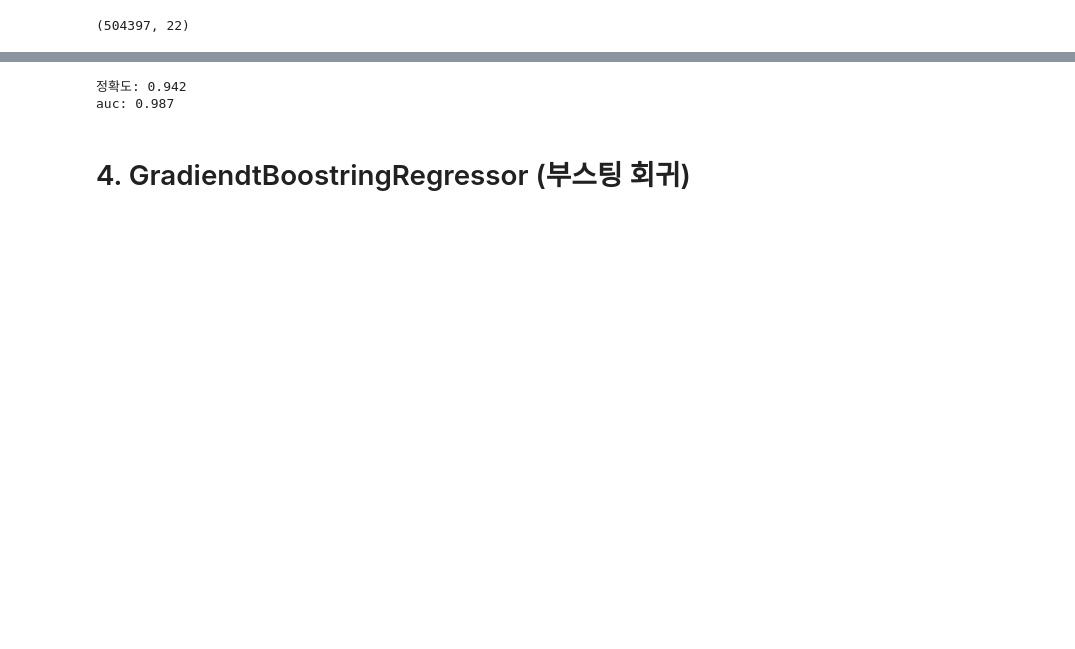
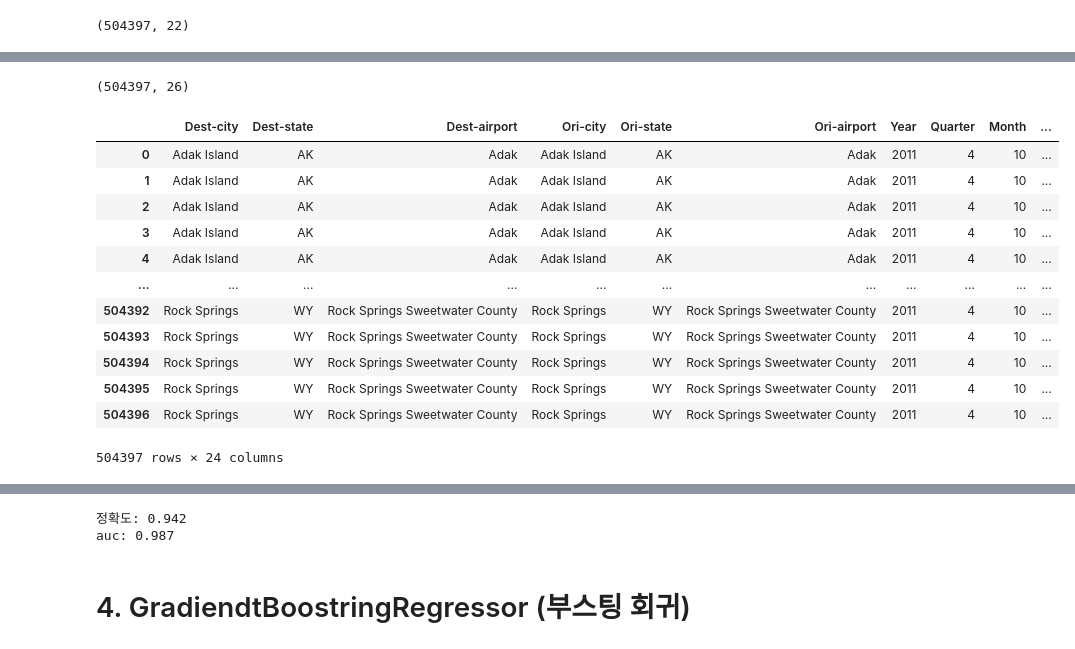
Before and after one commit to Ropung/data-analysis, a Jupyter notebook: 12. Ensemble - Voting, Boostring/실습.ipynb, the cells around one changed output, grey strips where cells are left out. Drawn from its saved outputs; the diff is of its cells as text; code cells hidden in the pictures; blank space fills up the shorter version.

```diff
--- a/12. Ensemble - Voting, Boostring/실습.ipynb
+++ b/12. Ensemble - Voting, Boostring/실습.ipynb
@@ -25,8 +20,8 @@ airport_rename.head()
 | 3 | 10754 | Barrow | AK | Wiley Post/Will Rogers Memorial |
 | 4 | 10551 | Bethel | AK | Bethel Airport |
 # %%
-flight = pd.read_csv('Flight on-time performance.csv')
-flight.head()
+df_flight = pd.read_csv('Flight on-time performance.csv')
+df_flight.head()
 # %% [output]
 |  | Year | Quarter | Month | DayofMonth | DayOfWeek | Carrier | OriginAirportID | DestAirportID | CRSDepTime | ... |
 | 0 | 2011 | 4 | 10 | 6 | 4 | WN | 13495 | 12191 | 1435 | ... |
@@ -37,5 +55,5 @@ flight.head()
 # %%
-flight_outer = pd.merge(airport_rename,flight,left_on='airport_id',right_on='OriginAirportID')
+flight_outer = pd.merge(airport_rename,df_flight,left_on='airport_id',right_on='OriginAirportID')
 print(flight_outer.shape)
 # %% [output]
 (504397, 22)
@@ -137,0 +60,3 @@ GradientBoostingClassifier(random_state=0)
+# %%
+airport_outer = airport.rename(columns={'city':'Dest-city','state':'Dest-state','name':'Dest-airport'})
+airport_outer
@@ -137,0 +77,23 @@ GradientBoostingClassifier(random_state=0)
+# %%
+flight_outer = pd.merge(airport_outer,flight_outer, left_on='airport_id',right_on='OriginAirportID')
+flight_outer.shape
+# %% [output]
+(504397, 26)
+# %%
+flight_outer =flight_outer.drop('airport_id_x',axis=1)
+flight_outer =flight_outer.drop('airport_id_y',axis=1)
+flight_outer
+# %% [output]
+|  | Dest-city | Dest-state | Dest-airport | Ori-city | Ori-state | Ori-airport | Year | Quarter | Month | ... |
+| 0 | Adak Island | AK | Adak | Adak Island | AK | Adak | 2011 | 4 | 10 | ... |
+| 1 | Adak Island | AK | Adak | Adak Island | AK | Adak | 2011 | 4 | 10 | ... |
+| 2 | Adak Island | AK | Adak | Adak Island | AK | Adak | 2011 | 4 | 10 | ... |
+| 3 | Adak Island | AK | Adak | Adak Island | AK | Adak | 2011 | 4 | 10 | ... |
+| 4 | Adak Island | AK | Adak | Adak Island | AK | Adak | 2011 | 4 | 10 | ... |
+| ... | ... | ... | ... | ... | ... | ... | ... | ... | ... | ... |
+| 504392 | Rock Springs | WY | Rock Springs Sweetwater County | Rock Springs | WY | Rock Springs Sweetwater County | 2011 | 4 | 10 | ... |
+| 504393 | Rock Springs | WY | Rock Springs Sweetwater County | Rock Springs | WY | Rock Springs Sweetwater County | 2011 | 4 | 10 | ... |
+| 504394 | Rock Springs | WY | Rock Springs Sweetwater County | Rock Springs | WY | Rock Springs Sweetwater County | 2011 | 4 | 10 | ... |
+| 504395 | Rock Springs | WY | Rock Springs Sweetwater County | Rock Springs | WY | Rock Springs Sweetwater County | 2011 | 4 | 10 | ... |
+| 504396 | Rock Springs | WY | Rock Springs Sweetwater County | Rock Springs | WY | Rock Springs Sweetwater County | 2011 | 4 | 10 | ... |
+504397 rows × 24 columns
```
Also changed, not shown: parts of 31 cells of this notebook, 7 other files.
